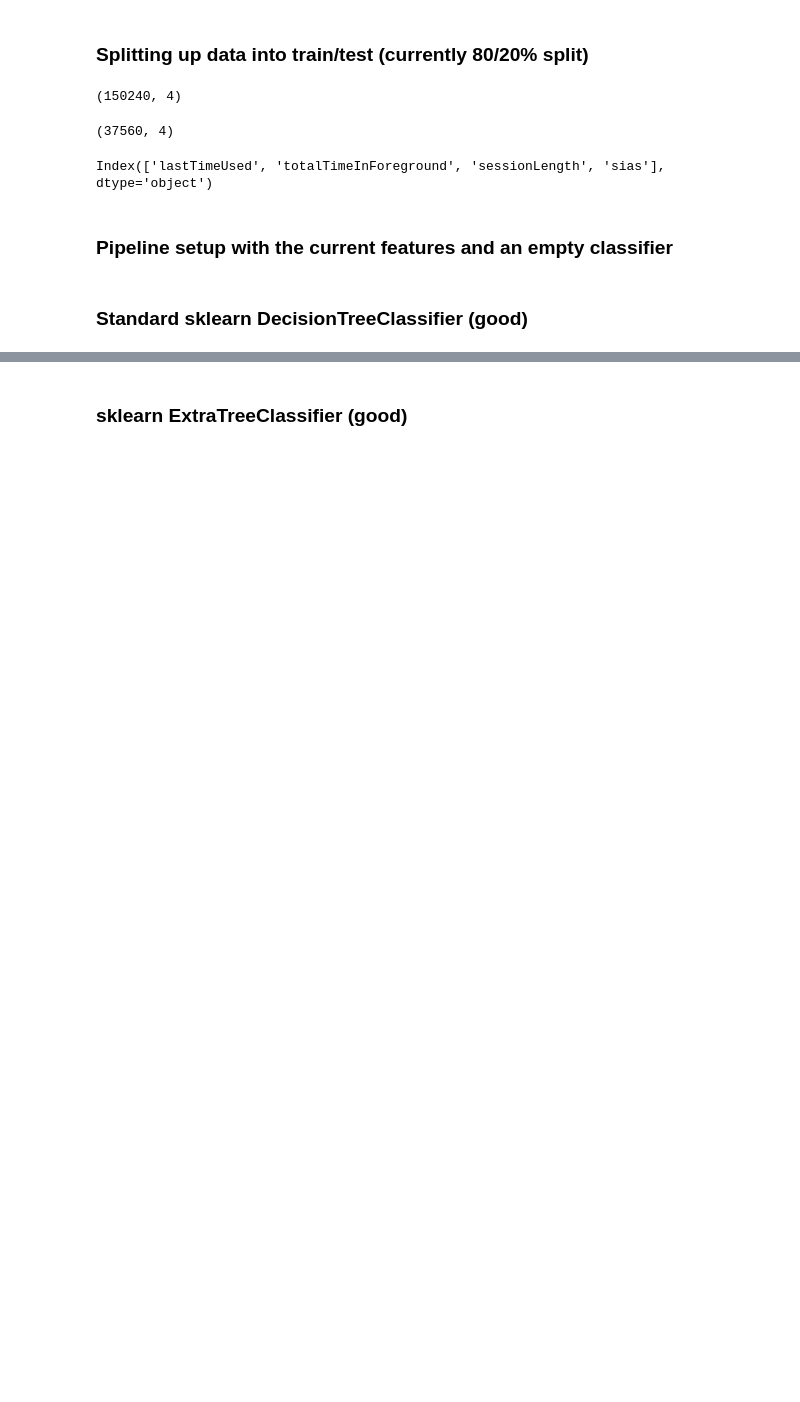
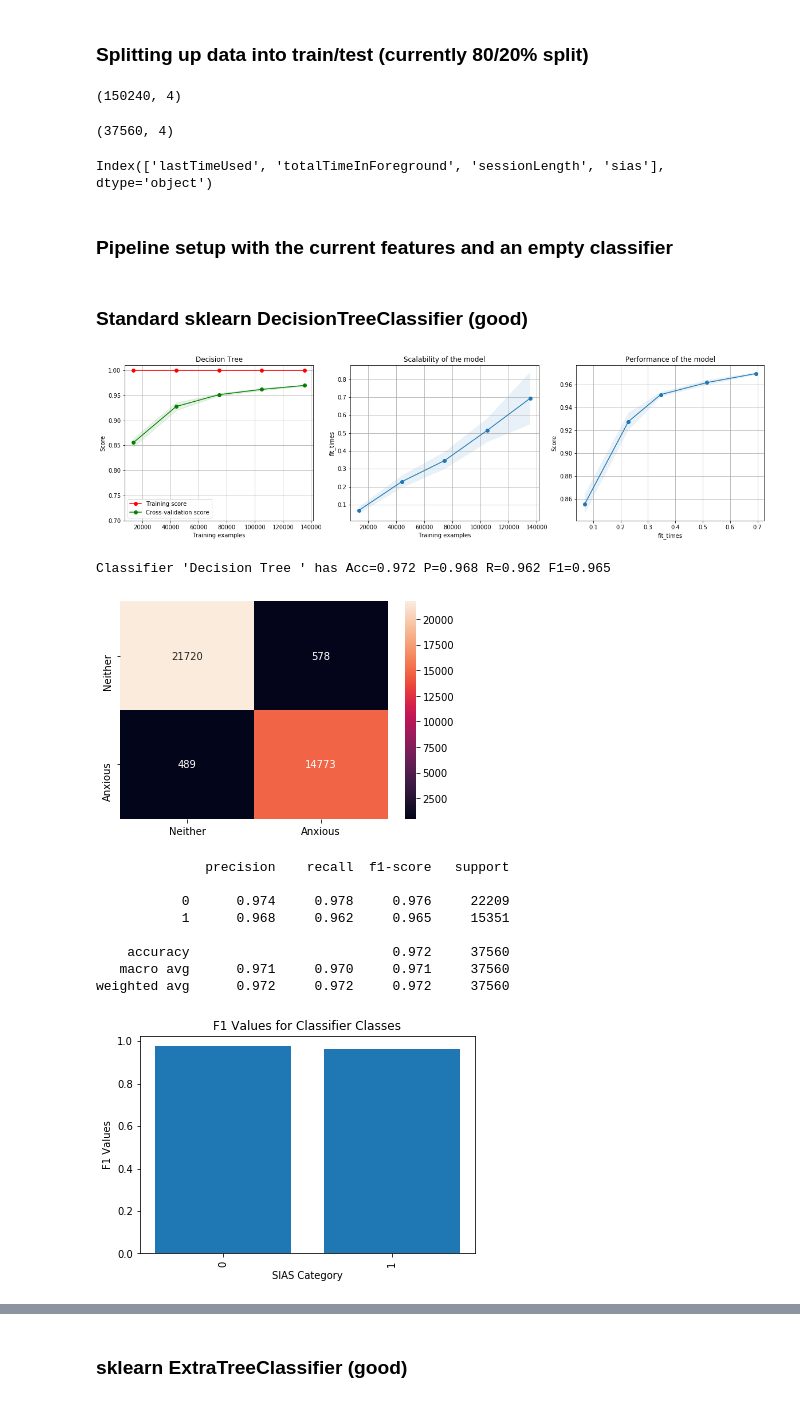
Before and after one commit to modelorona/level4dissertation, a Jupyter notebook: src/analysis/analysis.ipynb, the cells around one changed output, grey strips where cells are left out. Drawn from its saved outputs; the diff is of its cells as text; code cells hidden in the pictures; blank space fills up the shorter version.

```diff
--- a/src/analysis/analysis.ipynb
+++ b/src/analysis/analysis.ipynb
@@ -579,27 +836,36 @@ def plot_validation_curve(c_name, clf, train_data, train_labels, param_name, par
 # %%
 # https://scikit-learn.org/stable/auto_examples/ensemble/plot_forest_importances.html could be useful
 # https://datascience.stackexchange.com/a/31416 for printing importance values in dict form
 # https://datascience.stackexchange.com/questions/45319/scikit-learn-decision-tree-overfitting
 # https://stackoverflow.com/questions/38709690/scikit-learn-using-gridsearchcv-on-decisiontreeclassifier
 
 # https://www.kdnuggets.com/2017/05/simplifying-decision-tree-interpretation-decision-rules-python.html
 
 c = DecisionTreeClassifier(max_depth=None)
-# fitted = pipeline.set_params(clf=c).fit(X_train_data.drop(columns='sias'), y_train_labels)
+fitted = pipeline.set_params(clf=c).fit(X_train_data.drop(columns='sias'), y_train_labels)
 
-# y_predict = c.predict(X_test_data.drop(columns='sias'))
+y_predict = c.predict(X_test_data.drop(columns='sias'))
 
-# fig, axes = plt.subplots(3, 2, figsize=(10, 15))
+
 title = "Decision Tree"
 plt_cv = StratifiedKFold(n_splits=10, shuffle=True)
-curve = plot_validation_curve(title, c, X_train_data.drop(columns='sias'), y_train_labels, param_name="max_depth", param_range=np.logspace(1, 15, 5))
-# curve = plot_learning_curve(c, title, X_train_data.drop(columns='sias'), y_train_labels, ylim=(0.7, 1.01), cv=plt_cv, n_jobs=-1)
-# print(get_best_features(X_train_data.columns, c))
+curve = plot_learning_curve(DecisionTreeClassifier(), title, X_train_data.drop(columns='sias'), y_train_labels, ylim=(0.7, 1.01), cv=plt_cv, n_jobs=-1)
 curve.show()
+
 # scores = cross_validate(c, X_train_data.drop(columns='sias'), y_train_labels, n_jobs=-1, cv=KFold(n_splits=100, shuffle=True), return_estimator=True)
 # scores = cv(DecisionTreeClassifier(), X_train_data.drop(columns='sias'), y_train_labels, method=StratifiedShuffleSplit(n_splits=10))
 
-# print(get_best_c(scores).score(X_test_data.drop(columns='sias'), y_test_labels))
-# print(get_best_features(X_train_data, get_best_c(scores)))
-
-# evaluation_summary("Decision Tree ", y_predict, y_test_labels, scores.get('estimator')[max_estimator_index], X_train_data)
+evaluation_summary("Decision Tree ", y_predict, y_test_labels, c, X_train_data)
+# %% [output]
+[figure, added]
+Classifier 'Decision Tree ' has Acc=0.972 P=0.968 R=0.962 F1=0.965
+[figure, added]
+              precision    recall  f1-score   support
+
+           0      0.974     0.978     0.976     22209
+           1      0.968     0.962     0.965     15351
+
+    accuracy                          0.972     37560
+   macro avg      0.971     0.970     0.971     37560
+weighted avg      0.972     0.972     0.972     37560
+[figure, added]
```
Also changed, not shown: parts of 22 cells of this notebook, 2 other files.
